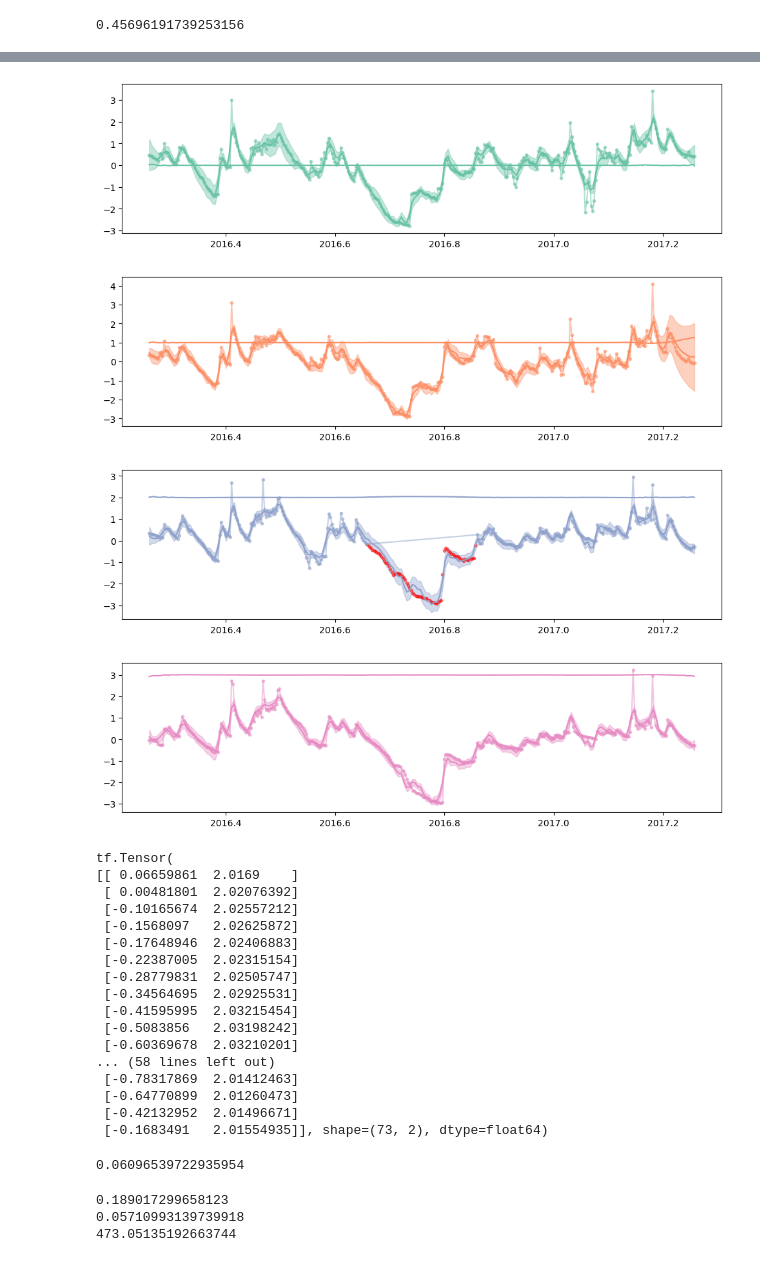
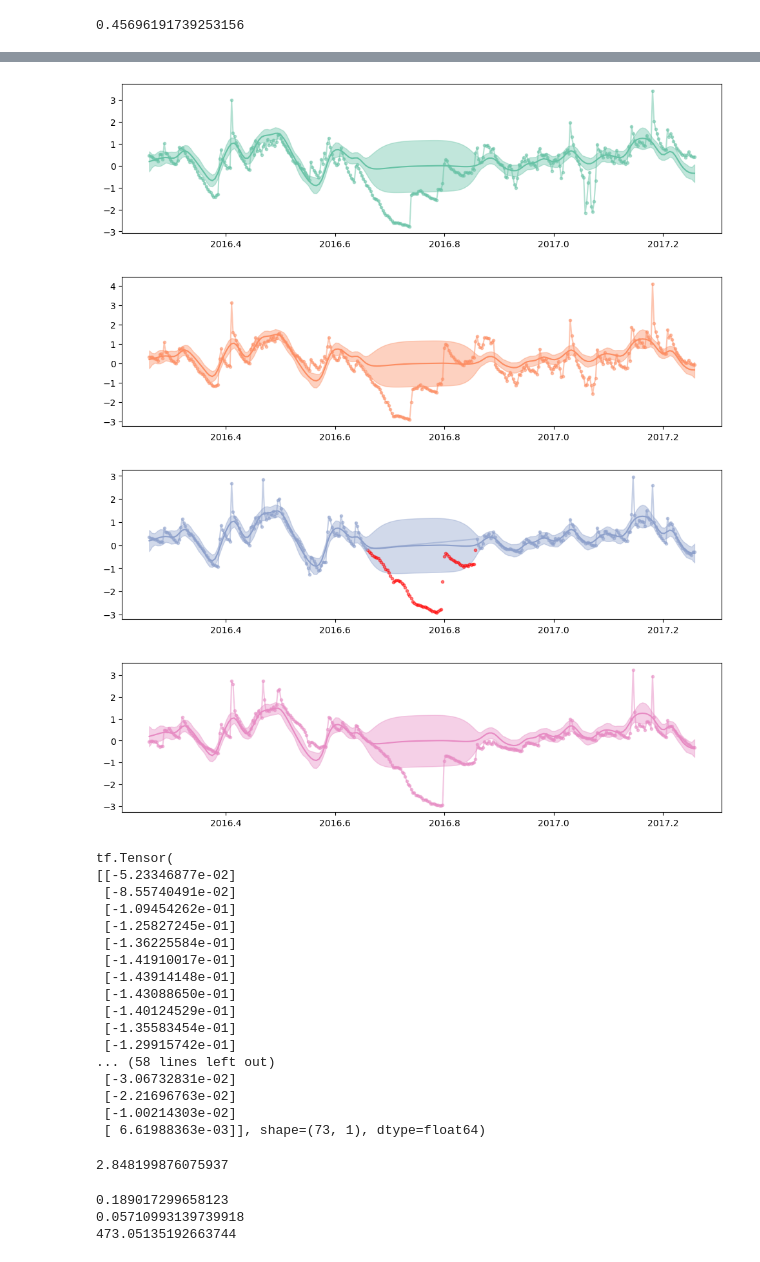
Before and after one commit to JVerbeek/at-gpflow, a Jupyter notebook: experiments/soil-moisture/soil_transfer_learning_between.ipynb, the cells around one changed output, grey strips where cells are left out. Cells and saved outputs as stored; diff of their text form; code cells hidden in the pictures.

```diff
--- a/experiments/soil-moisture/soil_transfer_learning_between.ipynb
+++ b/experiments/soil-moisture/soil_transfer_learning_between.ipynb
@@ -459,13 +459,9 @@ k = gpf.kernels.Matern32(active_dims=[0])
 coreg = gpf.kernels.Coregion(
     output_dim=output_dim, rank=rank, active_dims=[1]
 )
-nIVS = 50 * output_dim
+nIVS = 50 * 1
 ivs = np.linspace(np.min(X[:,0]), np.max(X[:,0]), nIVS).reshape(-1, 1)
-iv_ind = [j * np.ones((int(nIVS/output_dim), 1)) for j in range(output_dim)]
-iv_ind = np.concatenate(iv_ind)  # I guess the IPs for the target don't matter here, but this makes the comparison fair.
-shuffle = np.random.permutation(np.arange(len(ivs)))
 ivs = ivs[shuffle]
-ivs = np.hstack((ivs, iv_ind))
 
 l1 = gpf.likelihoods.Gaussian()
 l2 = gpf.likelihoods.Gaussian()
@@ -473,8 +469,9 @@ lik = gpf.likelihoods.SwitchedLikelihood(
     [l1 if i != condition_index else l2 for i in range(output_dim)]
 )
 
+Xt, yt = X[X[:,1] == condition_index][:,0][:,None], y[y[:,1] == condition_index][:,0][:,None]
 # now build the GP model as normal
-model4 =  gpf.models.GPRFITC((X, y), kernel=kern, likelihood=l1, inducing_variable=LMCInducingPointsBase(ivs))
+model4 =  gpf.models.SGPR((Xt, yt), kernel=k, likelihood=l1, inducing_variable=ivs[:,0][:,None])
 
 
 gpf.utilities.print_summary(model4)
@@ -506,54 +503,54 @@ gpf.utilities.print_summary(model4)
 # %%
 from sklearn.metrics import mean_squared_error
 from matplotlib import color_sequences
 Xtst = Xtest.reshape(-1, 1)
 
 colors = color_sequences["Set2"]
 for index in range(output_dim):
     Ax, Ay = X[X[:,1] == index], y[y[:,1] == index]
     Xplot = np.hstack((np.linspace(min(X[:,0]), max(X[:,0]), 200)[:,None], index*np.ones((200, 1))))
-    fmean, fvar = model4.predict_f(Xplot)
+    fmean, fvar = model4.predict_f(Xplot[:,0][:,None])
     plt.figure(figsize=(12, 3))
     if index == condition_index:
-       fmean_test, fvar_test = model4.predict_f(np.hstack((Xtest, index*np.ones((len(Xtest), 1)))))
+       fmean_test, fvar_test = model4.predict_f(Xtest)
        plt.plot(Xtest, ytest, "r.", alpha=0.5)
     plt.plot(Xplot[:,0], fmean, color=colors[index], label="source predictions")
     plt.plot(Ax[:,0], Ay[:,0], color=colors[index], marker=".", alpha=0.5, label="source")
     plt.fill_between(
         Xplot[:, 0],
         (fmean - 2 * np.sqrt(fvar))[:, 0],
         (fmean + 2 * np.sqrt(fvar))[:, 0],
         color=colors[index],
         alpha=0.4,
     )
 plt.show()
 
 print(fmean_test)
 ours_mse = mean_squared_error(ytest, fmean_test[:,0])
 ours_mse
 # %% [output]
-[figure, old version]
+[figure, new version]
-[figure, old version]
+[figure, new version]
-[figure, old version]
+[figure, new version]
-[figure, old version]
+[figure, new version]
 tf.Tensor(
-[[ 0.06659861  2.0169    ]
- [ 0.00481801  2.02076392]
- [-0.10165674  2.02557212]
- [-0.1568097   2.02625872]
- [-0.17648946  2.02406883]
- [-0.22387005  2.02315154]
- [-0.28779831  2.02505747]
- [-0.34564695  2.02925531]
- [-0.41595995  2.03215454]
- [-0.5083856   2.03198242]
- [-0.60369678  2.03210201]
+[[-5.23346877e-02]
+ [-8.55740491e-02]
+ [-1.09454262e-01]
+ [-1.25827245e-01]
+ [-1.36225584e-01]
+ [-1.41910017e-01]
+ [-1.43914148e-01]
+ [-1.43088650e-01]
+ [-1.40124529e-01]
+ [-1.35583454e-01]
+ [-1.29915742e-01]
 ... (58 lines left out)
- [-0.78317869  2.01412463]
- [-0.64770899  2.01260473]
- [-0.42132952  2.01496671]
- [-0.1683491   2.01554935]], shape=(73, 2), dtype=float64)
+ [-3.06732831e-02]
+ [-2.21696763e-02]
+ [-1.00214303e-02]
+ [ 6.61988363e-03]], shape=(73, 1), dtype=float64)
-0.06096539722935954
+2.848199876075937
 # %%
 colors = color_sequences["Set2"]
 plt.rcParams["font.family"] = "serif"
```
Also changed, not shown: parts of 2 cells of this notebook, 22 other files.
